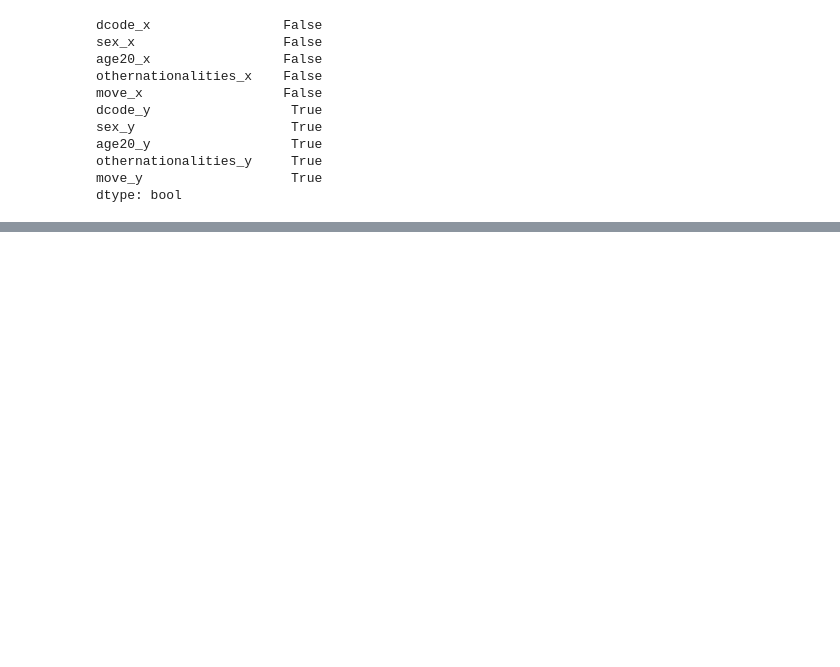
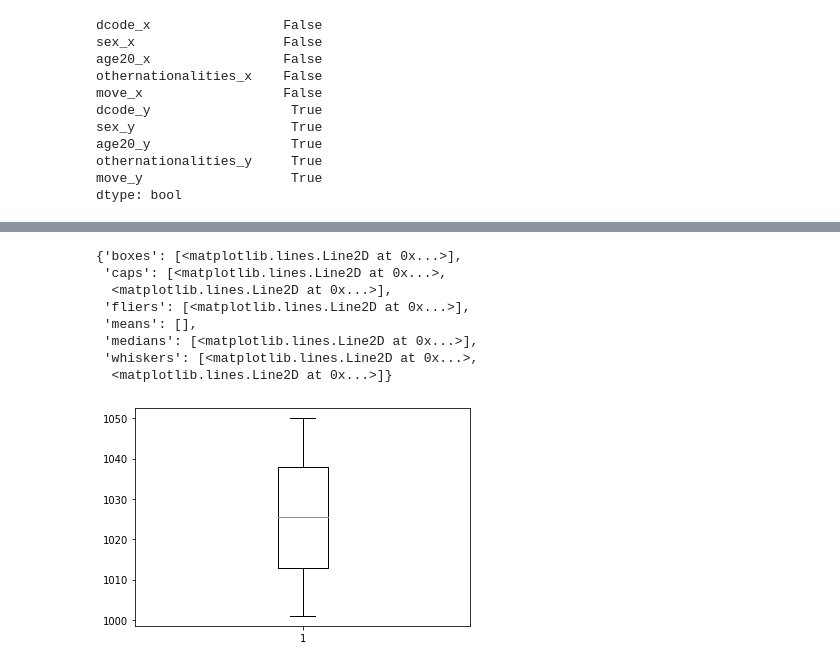
Before and after one commit to kittikhun62/DWDM21, a Jupyter notebook: project.ipynb, the cells around one changed output, grey strips where cells are left out. Saved outputs shown, nothing was run; the diff lists cells and outputs as text; code cells hidden in the pictures; blank space fills up the shorter version.

```diff
--- a/project.ipynb
+++ b/project.ipynb
@@ -187,0 +290,3 @@ dtype: bool
+# %%
+merged_table.rename(columns={'sex_y':'sex59'}, inplace=True)
+merged_table
@@ -187,0 +307,3 @@ dtype: bool
+# %%
+merged_table.rename(columns={'age20_y':'age20_59'}, inplace=True)
+merged_table
@@ -187,0 +324,3 @@ dtype: bool
+# %%
+merged_table.rename(columns={'othernationalities_y':'othernationalities_59'}, inplace=True)
+merged_table
@@ -187,0 +341,3 @@ dtype: bool
+# %%
+merged_table.rename(columns={'move_y':'move59'}, inplace=True)
+merged_table
@@ -187,0 +406,12 @@ dtype: bool
+# %%
+plt.boxplot(merged_table['dcode56'].dropna())
+# %% [output]
+{'boxes': [<matplotlib.lines.Line2D at 0x...>],
+ 'caps': [<matplotlib.lines.Line2D at 0x...>,
+  <matplotlib.lines.Line2D at 0x...>],
+ 'fliers': [<matplotlib.lines.Line2D at 0x...>],
+ 'means': [],
+ 'medians': [<matplotlib.lines.Line2D at 0x...>],
+ 'whiskers': [<matplotlib.lines.Line2D at 0x...>,
+  <matplotlib.lines.Line2D at 0x...>]}
+[figure, added]
```
Also changed, not shown: parts of 16 cells of this notebook.
